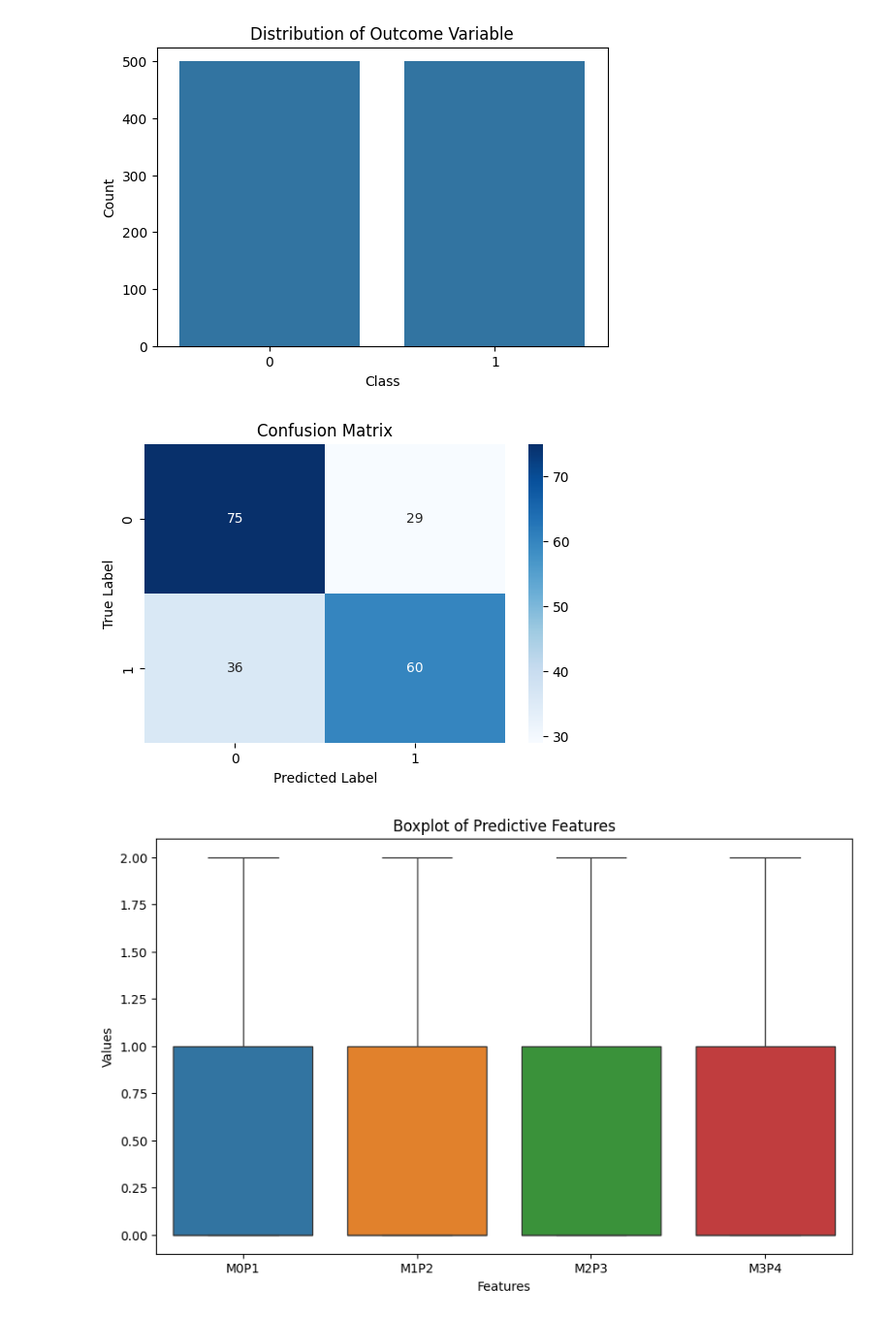
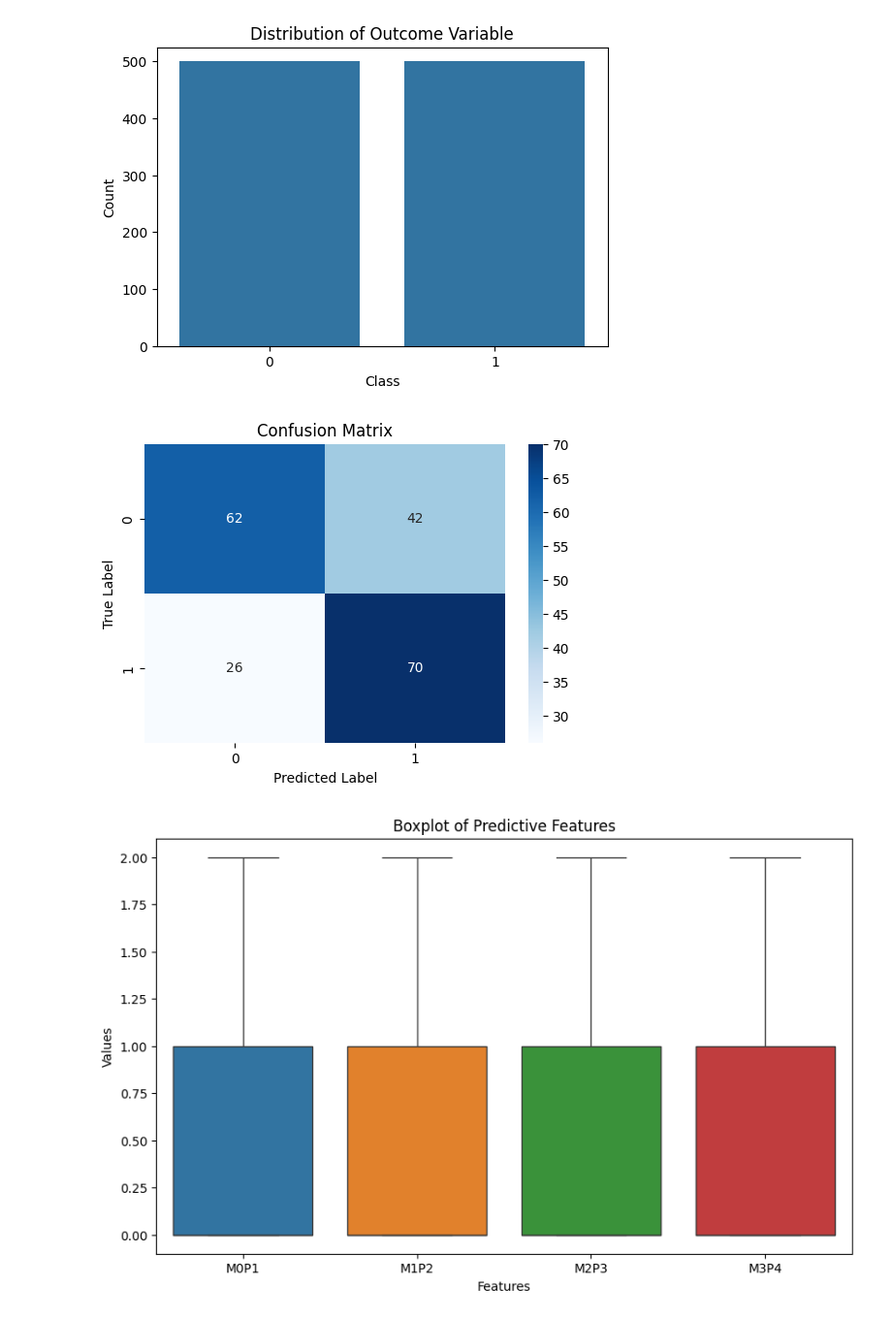
Before and after one commit to Dhanush295/Modeling-Complex-Genomic-Associations, a Jupyter notebook: Model_Training_using_pandas/4_way_hetro.ipynb, the cells around one changed output. Shown at 97% size. Drawn from its saved outputs; the diff is of its cells as text; code cells hidden in the pictures.

```diff
--- a/Model_Training_using_pandas/4_way_hetro.ipynb
+++ b/Model_Training_using_pandas/4_way_hetro.ipynb
@@ -16,7 +16,7 @@ import seaborn as sns
 from matplotlib import pyplot as plt
 %matplotlib inline
 # %%
-df = pd.read_csv('Data/Large_Datasets/4-wayHeterogeneous_100000feat.txt', delimiter='\t')
+df = pd.read_csv('../Data/Large_Datasets/4-wayHeterogeneous_100000feat.txt', delimiter='\t')
 df
 # %% [output]
 |  | N0 | N1 | N2 | N3 | N4 | N5 | N6 | N7 | N8 | N9 | ... | ... |
@@ -87,26 +87,27 @@ plt.show()
 # %% [output]
 [figure]
 # %%
+from sklearn.neighbors import KNeighborsClassifier
 # Preprocessing
 X = df[['M0P1', 'M1P2', 'M2P3', 'M3P4']]
 y = df[['Class']]
 
 # Splitting the data into training and testing sets
 X_train, X_test, y_train, y_test = train_test_split(X, y, test_size=0.2, random_state=42)
 
-model = LogisticRegression(max_iter=1000)
+model =  KNeighborsClassifier()
 model.fit(X_train, y_train)
 y_pred = model.predict(X_test)
 
 cm = confusion_matrix(y_test, y_pred)
 plt.figure(figsize=(6, 4))
 sns.heatmap(cm, annot=True, cmap='Blues', fmt='d')
 plt.title('Confusion Matrix')
 plt.xlabel('Predicted Label')
 plt.ylabel('True Label')
 plt.show()
 # %% [output]
-[figure, old version]
+[figure, new version]
 # %%
 plt.figure(figsize=(10, 6))
 sns.boxplot(data=df[['M0P1', 'M1P2', 'M2P3', 'M3P4']])
```
Also changed, not shown: parts of 2 cells of this notebook, 8 other files.
